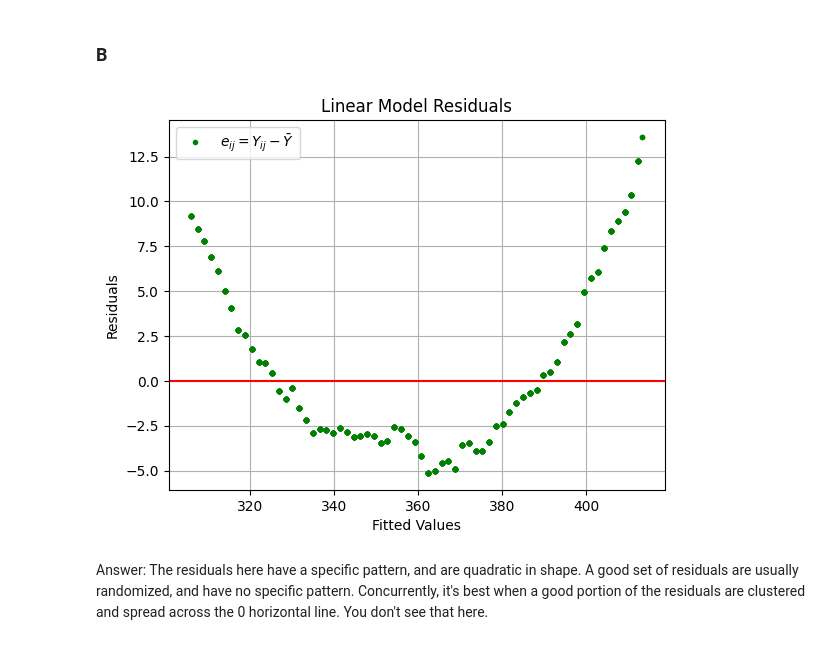
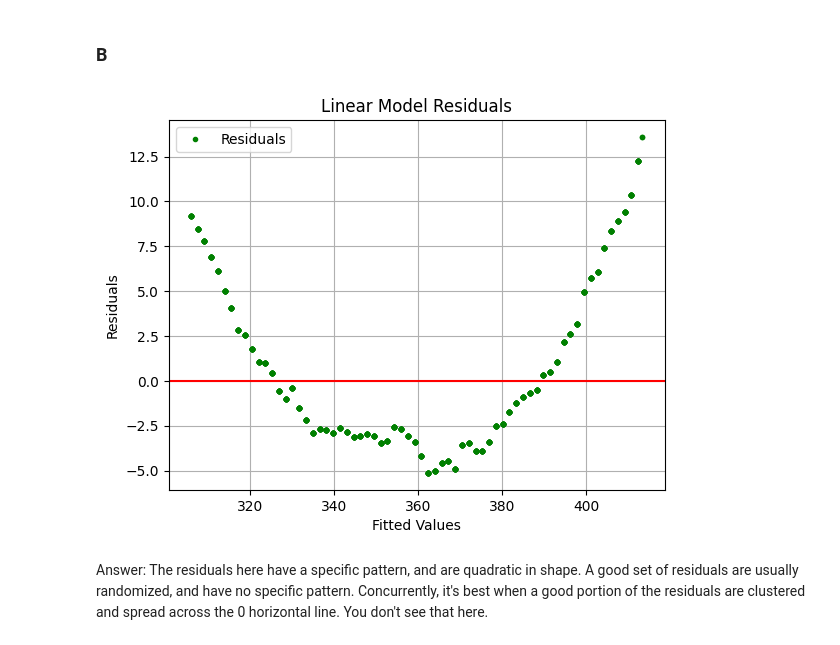
Before and after one commit to ian0671/CO2-Trends-Python, a Jupyter notebook: CO2 Trends.ipynb, the cells around one changed output. Saved outputs shown, nothing was run; the diff lists cells and outputs as text; code cells hidden in the pictures.

```diff
--- a/CO2 Trends.ipynb
+++ b/CO2 Trends.ipynb
@@ -98,24 +103,6 @@ else:
 2          315.237                     0.18
 3          315.237                     0.18
 4          315.237                     0.18
-# %%
-# Group the data by year (or any other desired interval)
-data["Year"] = data["Decimal Date"].astype(int)  # Extract the year as an integer
-grouped_data = data.groupby("Year").agg({
-    "Decimal Date": "mean",  # Average time within each year
-    "Monthly Mean": "mean",  # Average CO2 concentration
-    "Uncertainty of Monthly Mean": "mean"  # Average uncertainty
-})
-
-# Rename columns for clarity
-grouped_data.rename(columns={
-    "Decimal Date": "Yearly Mean Time",
-    "Monthly Mean": "Yearly Mean CO2",
-    "Monthly Mean Uncertainty": "Yearly Mean Uncertainty"
-}, inplace=True)
-
-# Merge the grouped data back into the filtered_data DataFrame
-data = data.merge(grouped_data, on="Year", how="left")
 # %% [markdown]
 ### B
 # %%
@@ -273,16 +264,16 @@ Answer: In the linear regression model, I used the standard formulas for finding
 # %% [markdown]
 ### B
 # %%
-plt.plot(linearmodel[2],residuals(data["Yearly Mean CO2"], linearmodel[2]), 'g.', label = r'$e_{ij}=Y_{ij}-\bar{Y}$')
+plt.plot(linearmodel[2],residuals(data["Yearly Mean CO2"], linearmodel[2]), 'g.', label = r'Residuals')
 plt.axhline(y = 0, color = 'r', linestyle = '-')
 plt.ylabel('Residuals')
 plt.xlabel('Fitted Values')
 plt.title('Linear Model Residuals')
 plt.legend()
 plt.grid()
 plt.show()
 # %% [output]
-[figure, old version]
+[figure, new version]
 # %% [markdown]
 Answer: The residuals here have a specific pattern, and are quadratic in shape. A good set of residuals are usually randomized, and have no specific pattern. Concurrently, it's best when a good portion of the residuals are clustered and spread across the 0 horizontal line. You don't see that here.
 # %% [markdown]
```
Also changed, not shown: parts of 6 cells of this notebook, 2 other files.
